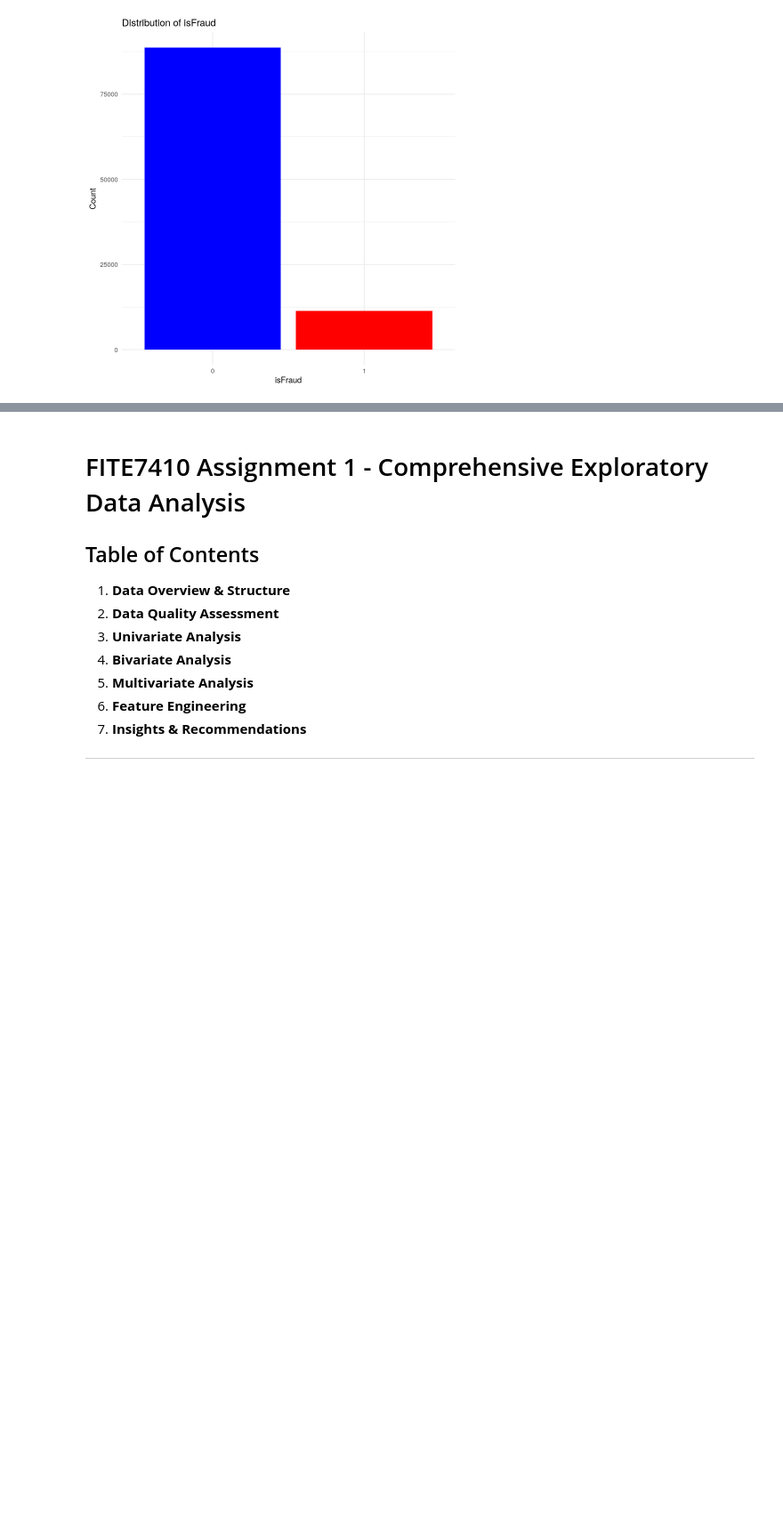
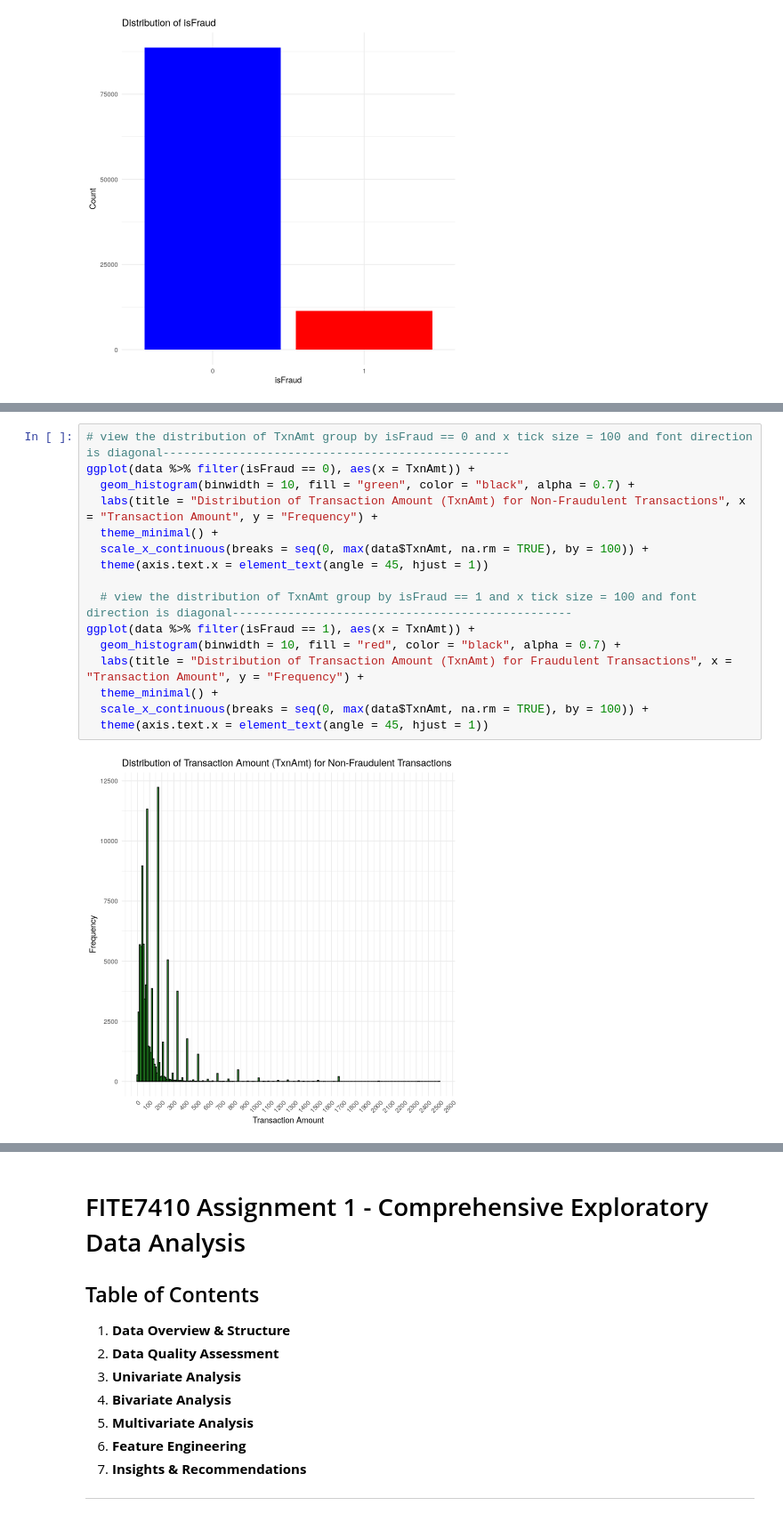
Before and after one commit to ytcctl/peter, a Jupyter notebook: FITE7410/FITE7410_Assgn_1.ipynb, the cells around one changed output, grey strips where cells are left out. Shown at 89% size. Cells and saved outputs as stored; diff of their text form; blank space fills up the shorter version.

```diff
--- a/FITE7410/FITE7410_Assgn_1.ipynb
+++ b/FITE7410/FITE7410_Assgn_1.ipynb
@@ -193,0 +213,18 @@ A data.frame: 8 × 2
+# %%
+# view the distribution of TxnAmt group by isFraud == 0 and x tick size = 100 and font direction is diagonal--------------------------------------------------
+ggplot(data %>% filter(isFraud == 0), aes(x = TxnAmt)) +
+  geom_histogram(binwidth = 10, fill = "green", color = "black", alpha = 0.7) +
+  labs(title = "Distribution of Transaction Amount (TxnAmt) for Non-Fraudulent Transactions", x = "Transaction Amount", y = "Frequency") +
+  theme_minimal() +
+  scale_x_continuous(breaks = seq(0, max(data$TxnAmt, na.rm = TRUE), by = 100)) +
+  theme(axis.text.x = element_text(angle = 45, hjust = 1))
+
+  # view the distribution of TxnAmt group by isFraud == 1 and x tick size = 100 and font direction is diagonal-------------------------------------------------
+ggplot(data %>% filter(isFraud == 1), aes(x = TxnAmt)) +
+  geom_histogram(binwidth = 10, fill = "red", color = "black", alpha = 0.7) +
+  labs(title = "Distribution of Transaction Amount (TxnAmt) for Fraudulent Transactions", x = "Transaction Amount", y = "Frequency") +
+  theme_minimal() +
+  scale_x_continuous(breaks = seq(0, max(data$TxnAmt, na.rm = TRUE), by = 100)) +
+  theme(axis.text.x = element_text(angle = 45, hjust = 1))
+# %% [output]
+[figure, added]
```
Also changed, not shown: parts of 11 cells of this notebook.
